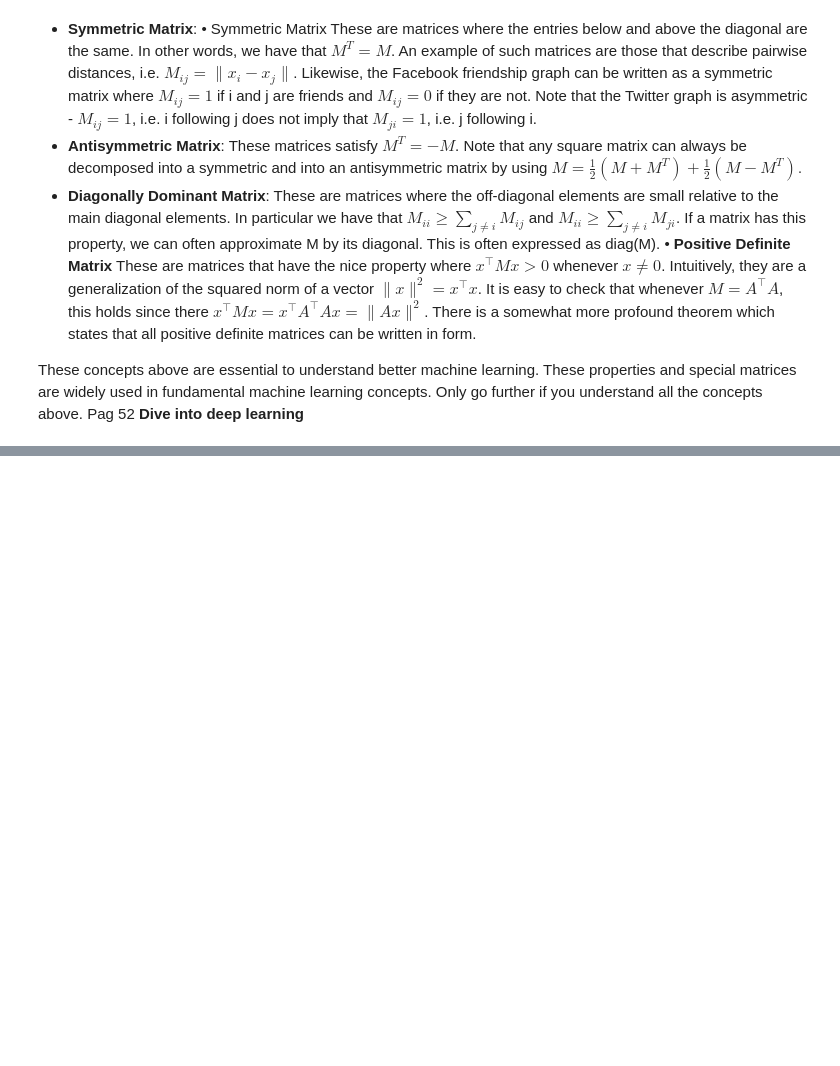
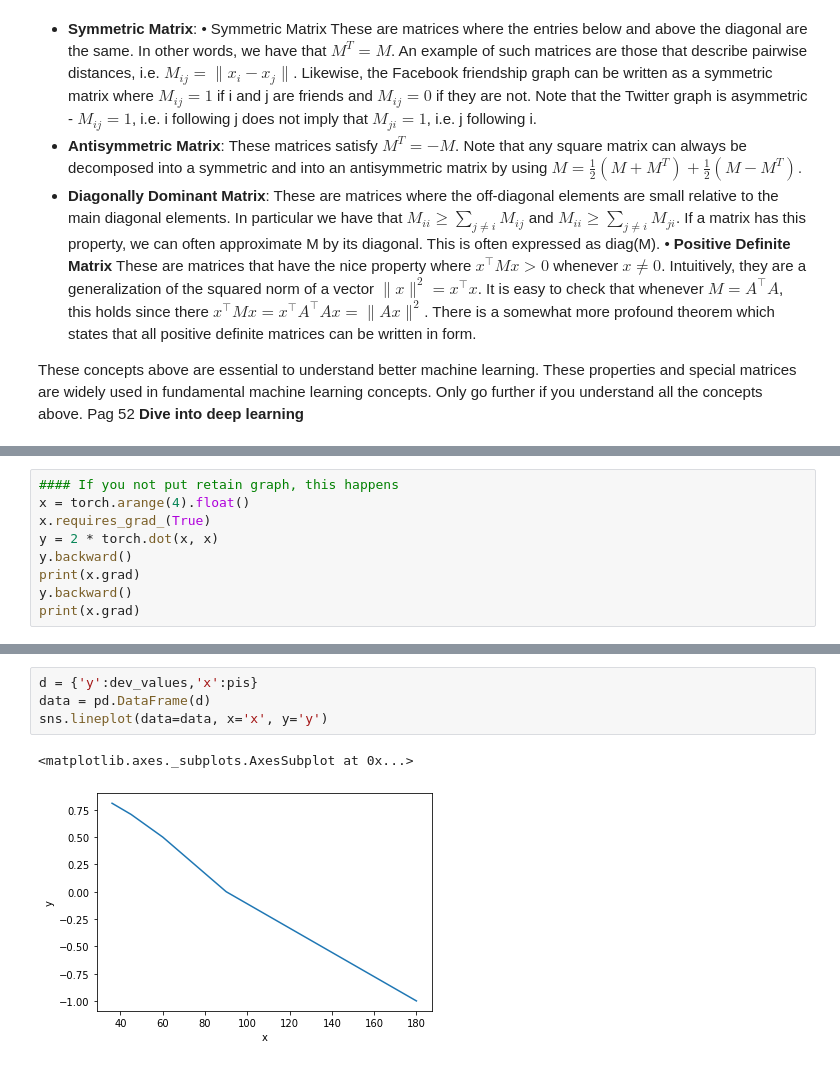
Before and after one commit to FelipeMarcelino/dive-into-deep-learning, a Jupyter notebook: chapter-4.ipynb, the cells around one changed output, grey strips where cells are left out. Cells and saved outputs as stored; diff of their text form; blank space fills up the shorter version.

```diff
--- a/chapter-4.ipynb
+++ b/chapter-4.ipynb
@@ -728,0 +864,9 @@ These concepts above are essential to understand better machine learning. These
+# %%
+#### If you not put retain graph, this happens
+x = torch.arange(4).float()
+x.requires_grad_(True)
+y = 2 * torch.dot(x, x)
+y.backward()
+print(x.grad)
+y.backward()
+print(x.grad)
@@ -728,0 +1006,7 @@ These concepts above are essential to understand better machine learning. These
+# %%
+d = {'y':dev_values,'x':pis}
+data = pd.DataFrame(d)
+sns.lineplot(data=data, x='x', y='y')
+# %% [output]
+<matplotlib.axes._subplots.AxesSubplot at 0x...>
+[figure, added]
```
Also changed, not shown: parts of 52 cells of this notebook.
